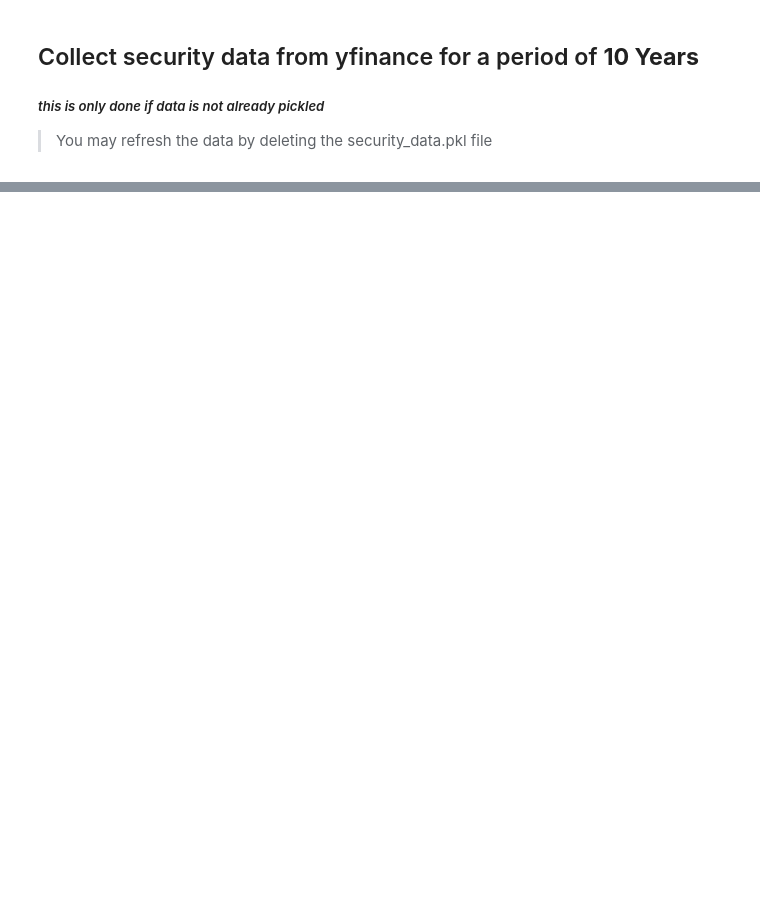
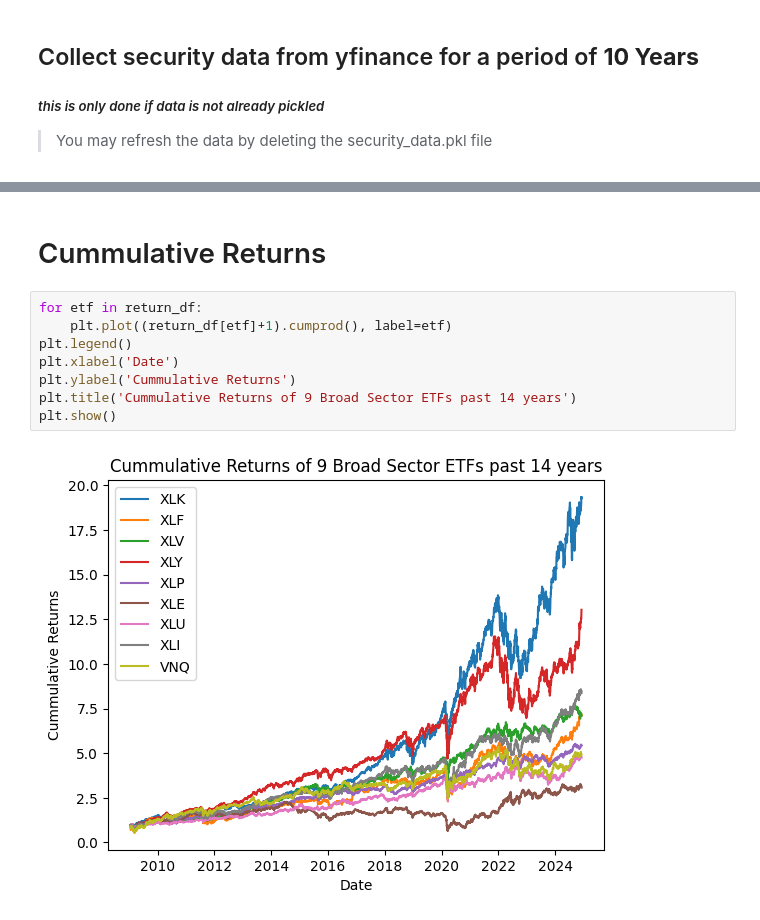
Before and after one commit to NookRitzia/Markowitz-Portfolio-Optimization, a Jupyter notebook: Markowitz-Portfolio-Optimization/Markowitz Optimal Portfolio Weights.ipynb, the cells around one changed output, grey strips where cells are left out. Drawn from its saved outputs; the diff is of its cells as text; blank space fills up the shorter version.

```diff
--- a/Markowitz-Portfolio-Optimization/Markowitz Optimal Portfolio Weights.ipynb
+++ b/Markowitz-Portfolio-Optimization/Markowitz Optimal Portfolio Weights.ipynb
@@ -91,0 +70,12 @@ ModuleNotFoundError: No module named 'scipy'
+# %% [markdown]
+# Cummulative Returns
+# %%
+for etf in return_df:
+    plt.plot((return_df[etf]+1).cumprod(), label=etf)
+plt.legend()
+plt.xlabel('Date')
+plt.ylabel('Cummulative Returns')
+plt.title('Cummulative Returns of 9 Broad Sector ETFs past 14 years')
+plt.show()
+# %% [output]
+[figure, added]
```
Also changed, not shown: parts of 34 cells of this notebook, 3 other files.
